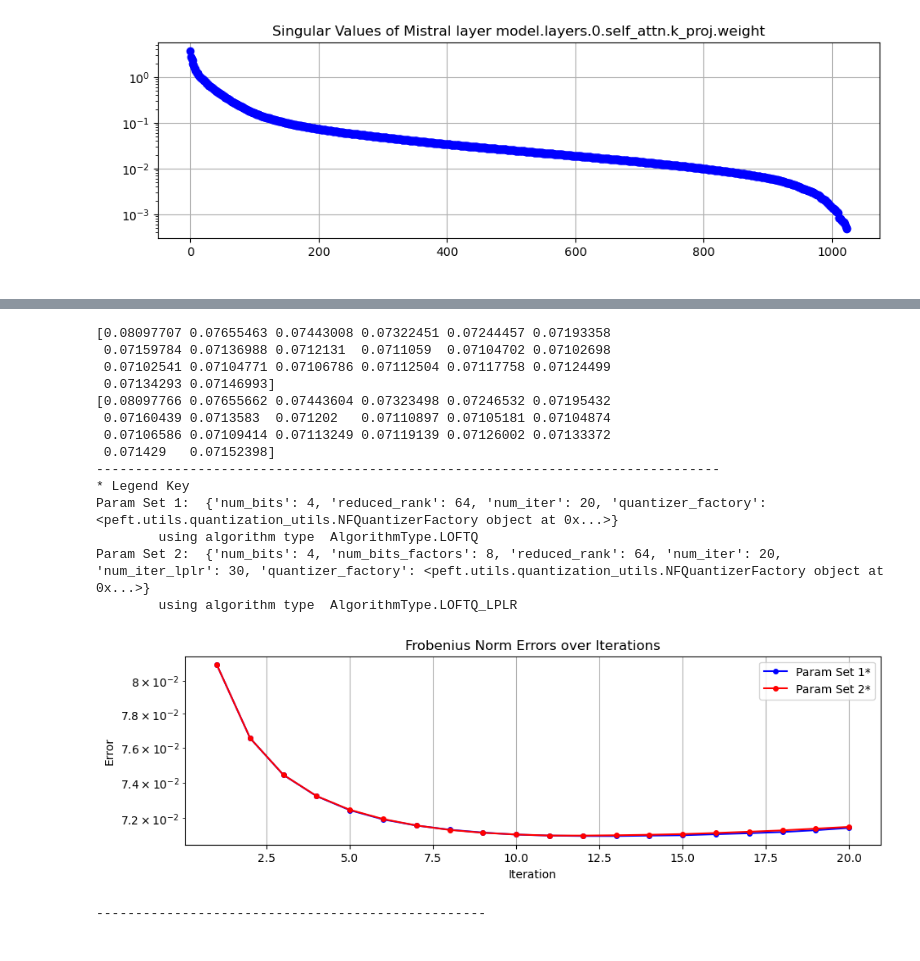
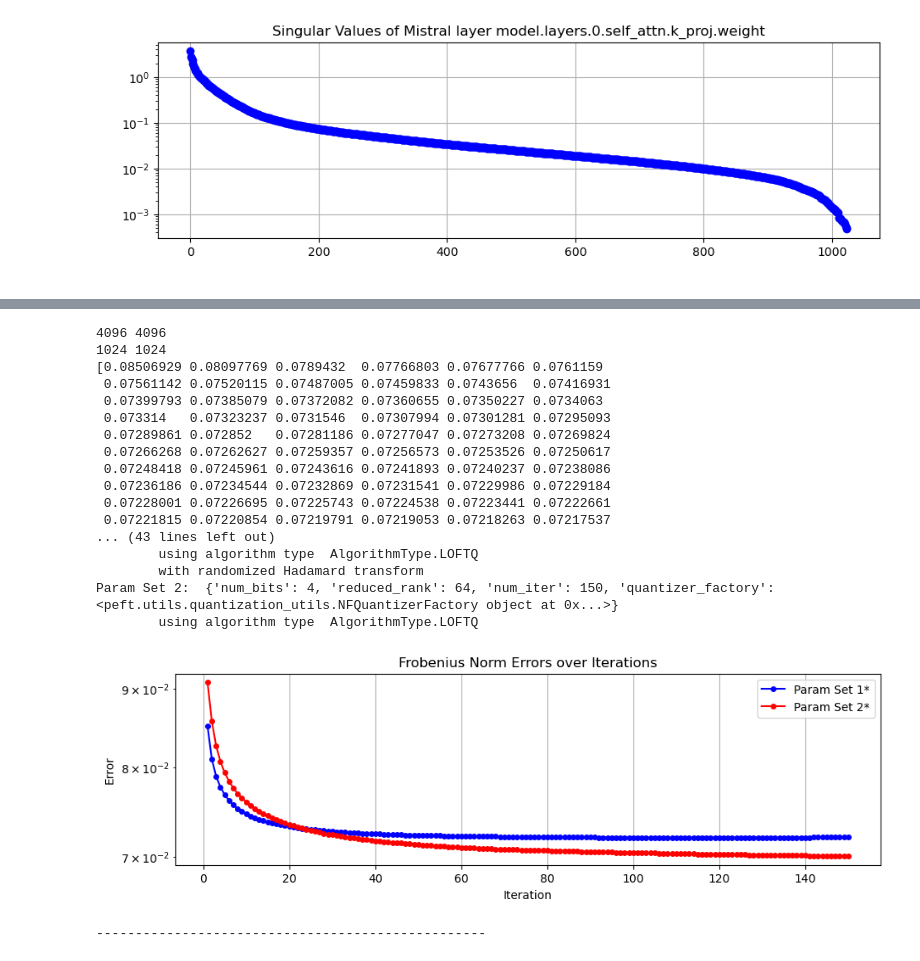
Before and after one commit to pilancilab/caldera, a Jupyter notebook: naomi/notebooks/mixed_lplr.ipynb, the cells around one changed output, grey strips where cells are left out. Drawn from its saved outputs; the diff is of its cells as text; code cells hidden in the pictures.

Commit message:
Add Hadamard transform support

```diff
--- a/naomi/notebooks/mixed_lplr.ipynb
+++ b/naomi/notebooks/mixed_lplr.ipynb
@@ -101,12 +99,13 @@ def test_iterative_weight_compression(
             }
         )
     ],
-    plot_title = "Frobenius Norm Errors over Iterations"
+    plot_title = "Frobenius Norm Errors over Iterations",
+    seed=42
 ):
     plot_colors = ["b", "r", "g", "c", "m", "k"]
     plot_markers = ["o", "X", "*"]
     # Set random seed for reproducibility
-    torch.manual_seed(42)
+    torch.manual_seed(seed)
 
     plt.figure(figsize=(11, 3))
     for i, config in enumerate(weight_comp_configs):
@@ -114,7 +113,15 @@ def test_iterative_weight_compression(
         algorithm_type = config.algorithm_type
         kwargs["log_errors"] = True
 
-        if algorithm_type == AlgorithmType.ALTERNATING_MIXED_LPLR:
+        if config.hadamard_sketch:
+            result = hadamard_sketched_weight_compression(
+                X=X, config=WeightCompressionConfig(
+                    algorithm_type=config.algorithm_type,
+                    algorithm_kwargs=kwargs
+                )
+            )
+            errors = result[-1]
+        elif algorithm_type == AlgorithmType.ALTERNATING_MIXED_LPLR:
             kwargs["X"] = X
             _, _, errors = alternating_mixed_lplr(**kwargs)
         elif algorithm_type == AlgorithmType.DIRECT_SVD_LPLR:
@@ -146,6 +153,8 @@ def test_iterative_weight_compression(
     for i, config in enumerate(weight_comp_configs):
         print(f"Param Set {i+1}: ", config.algorithm_kwargs)
         print("\tusing algorithm type ", config.algorithm_type)
+        if config.hadamard_sketch:
+            print("\twith randomized Hadamard transform")
 
     plt.title(plot_title)
     plt.xlabel("Iteration")
@@ -157,39 +251,43 @@ def test_iterative_weight_compression(
 # %%
 test_iterative_weight_compression(
     weight_comp_configs=[
         WeightCompressionConfig(
             algorithm_kwargs={
-                "num_bits": 4, "reduced_rank": 64, "num_iter": 20, "quantizer_factory": NFQuantizerFactory("normal")
+                "num_bits": 4, "reduced_rank": 64, "num_iter": 150, "quantizer_factory": NFQuantizerFactory("normal")
             },
-            algorithm_type=AlgorithmType.LOFTQ
+            algorithm_type=AlgorithmType.LOFTQ,
+            hadamard_sketch=True
         ),
         WeightCompressionConfig(
             algorithm_kwargs={
-                "num_bits": 4, "num_bits_factors": 8, "reduced_rank": 64,
-                "num_iter": 20, "num_iter_lplr": 30, "quantizer_factory": NFQuantizerFactory("normal")
+                "num_bits": 4, "reduced_rank": 64, "num_iter": 150, "quantizer_factory": NFQuantizerFactory("uniform")
             },
-            algorithm_type=AlgorithmType.LOFTQ_LPLR
+            algorithm_type=AlgorithmType.LOFTQ,
+            hadamard_sketch=False
         )
     ],
     plot_title="Frobenius Norm Errors over Iterations",
     X=X_mis.T
 )
 # %% [output]
-[0.08097707 0.07655463 0.07443008 0.07322451 0.07244457 0.07193358
- 0.07159784 0.07136988 0.0712131  0.0711059  0.07104702 0.07102698
- 0.07102541 0.07104771 0.07106786 0.07112504 0.07117758 0.07124499
- 0.07134293 0.07146993]
-[0.08097766 0.07655662 0.07443604 0.07323498 0.07246532 0.07195432
- 0.07160439 0.0713583  0.071202   0.07110897 0.07105181 0.07104874
- 0.07106586 0.07109414 0.07113249 0.07119139 0.07126002 0.07133372
- 0.071429   0.07152398]
---------------------------------------------------------------------------------
-* Legend Key
-Param Set 1:  {'num_bits': 4, 'reduced_rank': 64, 'num_iter': 20, 'quantizer_factory': <peft.utils.quantization_utils.NFQuantizerFactory object at 0x...>}
+4096 4096
+1024 1024
+[0.08506929 0.08097769 0.0789432  0.07766803 0.07677766 0.0761159
+ 0.07561142 0.07520115 0.07487005 0.07459833 0.0743656  0.07416931
+ 0.07399793 0.07385079 0.07372082 0.07360655 0.07350227 0.0734063
+ 0.073314   0.07323237 0.0731546  0.07307994 0.07301281 0.07295093
+ 0.07289861 0.072852   0.07281186 0.07277047 0.07273208 0.07269824
+ 0.07266268 0.07262627 0.07259357 0.07256573 0.07253526 0.07250617
+ 0.07248418 0.07245961 0.07243616 0.07241893 0.07240237 0.07238086
+ 0.07236186 0.07234544 0.07232869 0.07231541 0.07229986 0.07229184
+ 0.07228001 0.07226695 0.07225743 0.07224538 0.07223441 0.07222661
+ 0.07221815 0.07220854 0.07219791 0.07219053 0.07218263 0.07217537
+... (43 lines left out)
         using algorithm type  AlgorithmType.LOFTQ
-Param Set 2:  {'num_bits': 4, 'num_bits_factors': 8, 'reduced_rank': 64, 'num_iter': 20, 'num_iter_lplr': 30, 'quantizer_factory': <peft.utils.quantization_utils.NFQuantizerFactory object at 0x...>}
-        using algorithm type  AlgorithmType.LOFTQ_LPLR
+        with randomized Hadamard transform
+Param Set 2:  {'num_bits': 4, 'reduced_rank': 64, 'num_iter': 150, 'quantizer_factory': <peft.utils.quantization_utils.NFQuantizerFactory object at 0x...>}
+        using algorithm type  AlgorithmType.LOFTQ
-[figure, old version]
+[figure, new version]
 # %%
 ### Do some hyperparameter sweeps on the Shepp-Logan matrix
 average_bit_level = 3
```
Also changed, not shown: parts of 5 cells of this notebook, 3 other files.
